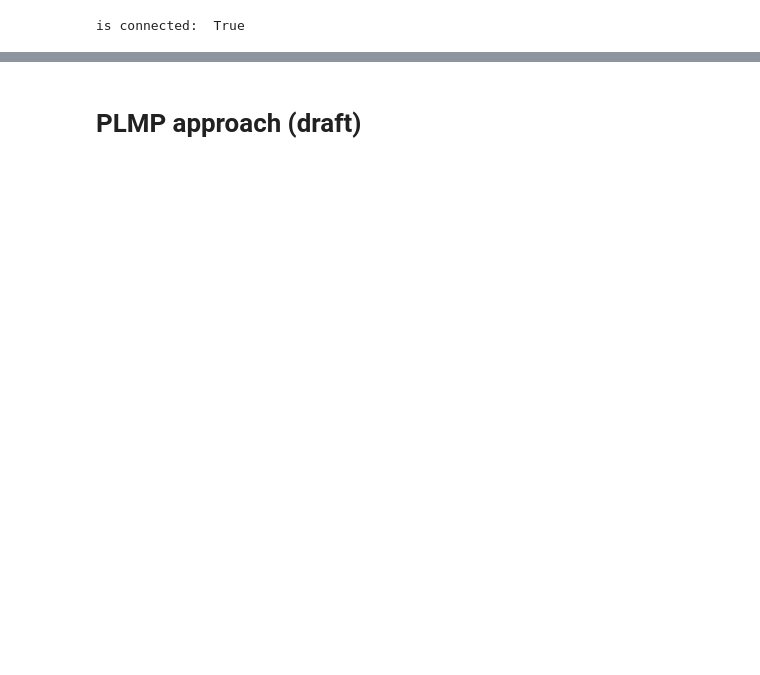
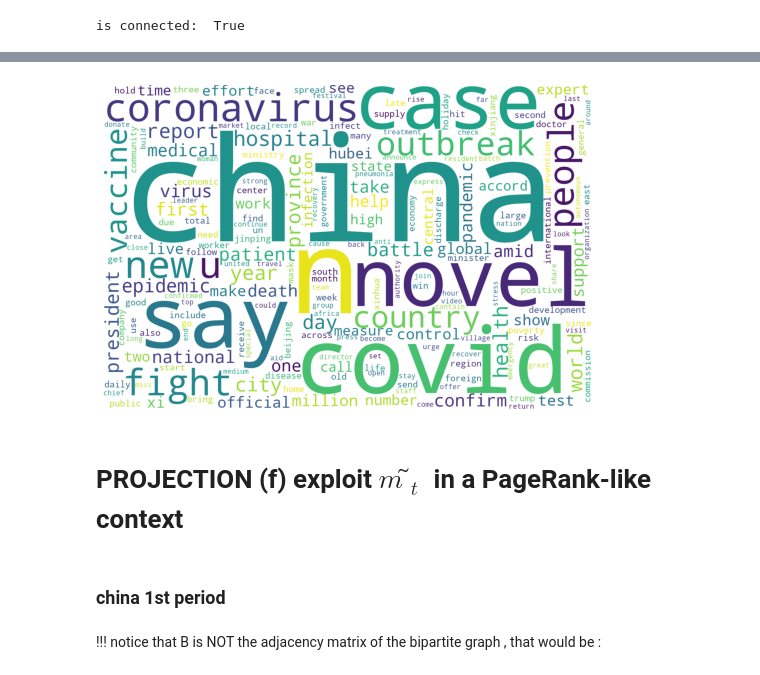
Before and after one commit to silviapoletti/Covid19-related-tweets-Network-Analysis, a Jupyter notebook: src/LIWK_and_projection(draft).ipynb, the cells around one changed output, grey strips where cells are left out. Saved outputs shown, nothing was run; the diff lists cells and outputs as text; code cells hidden in the pictures; blank space fills up the shorter version.

```diff
--- a/src/LIWK_and_projection(draft).ipynb
+++ b/src/LIWK_and_projection(draft).ipynb
@@ -397,3 +392,11 @@ threshold(pr,0.003)
+# %%
+# Calculating the pagerank on graph G, using as weight for teleportation the frequency value
+pr2 = nx.algorithms.pagerank(G,personalization=marker_freq)
+pr2 = dict(sorted(pr2.items(), key=lambda item: item[1],reverse  = True))
+#threshold(pr2,0.003)
+plot_wordcloud(pr2) # same as above but this time considering the total sum marker dict
+# %% [output]
+[figure, added]
 # %%
 '''
 path= "../graph_data/china/"
@@ -413,2 +457,2 @@ word_nodes.to_csv(path + 'nodelist.csv',index=False)
 # %% [markdown]
-# PLMP approach (draft)
+# PROJECTION (f) exploit $m̃_t$ in a PageRank-like context
@@ -414,0 +477,2 @@ word_nodes.to_csv(path + 'nodelist.csv',index=False)
+# %% [markdown]
+### china 1st period
@@ -414,0 +487,2 @@ word_nodes.to_csv(path + 'nodelist.csv',index=False)
+# %% [markdown]
+!!! notice that B is NOT the adjacency matrix of the bipartite graph , that would be :
```
Also changed, not shown: parts of 45 cells of this notebook.
